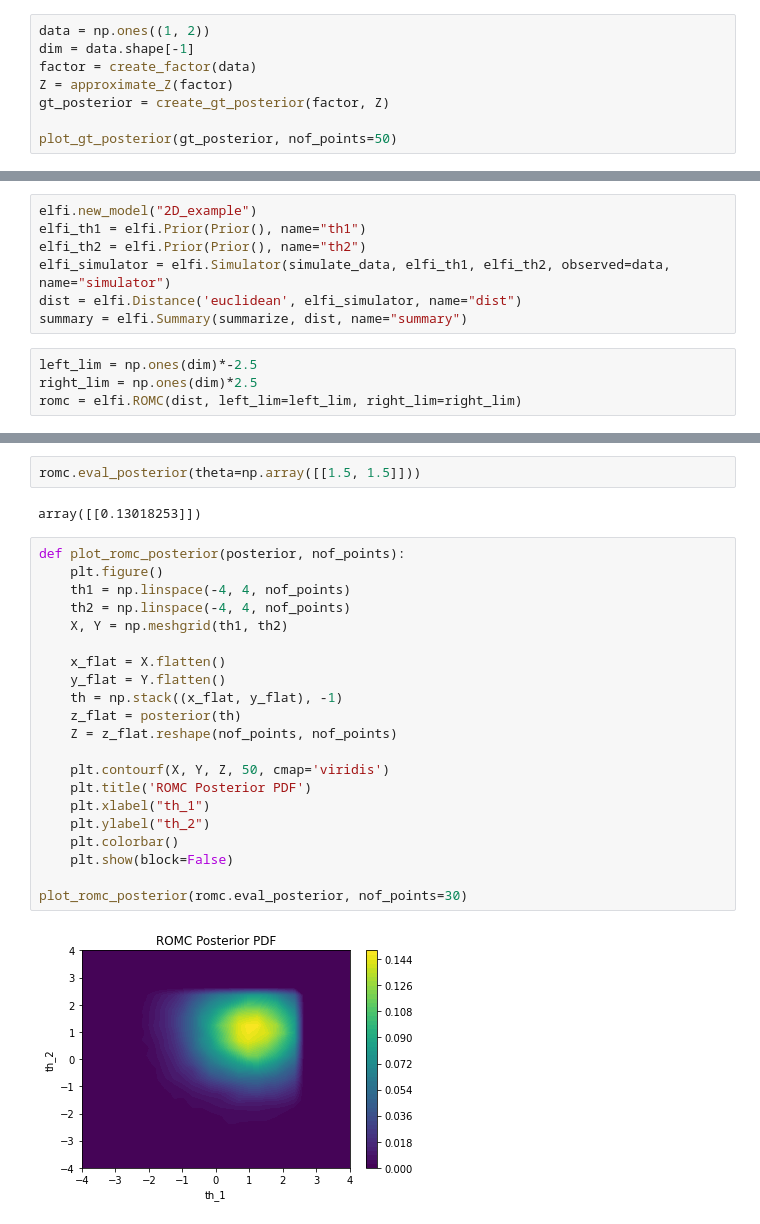
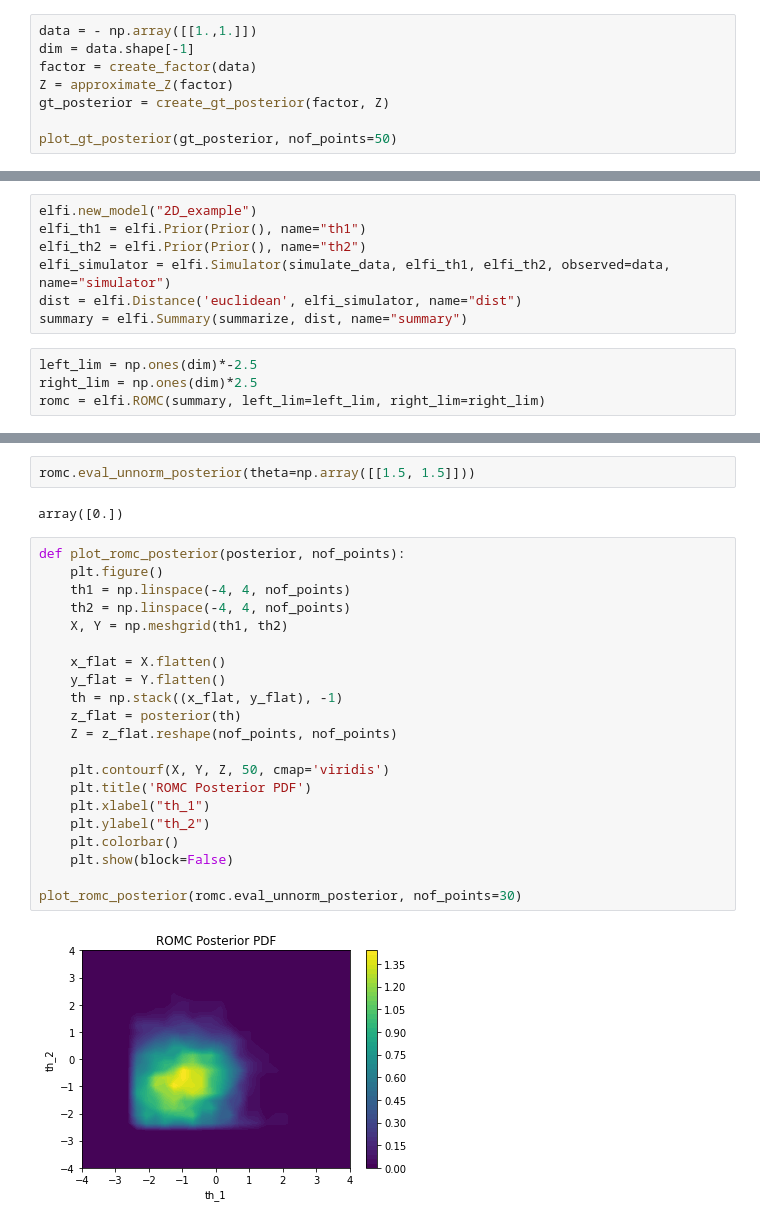
Before and after one commit to givasile/edinburgh-thesis, a Jupyter notebook: presentation_examples/example_2D.ipynb, the cells around one changed output, grey strips where cells are left out. Saved outputs shown, nothing was run; the diff lists cells and outputs as text.

```diff
--- a/presentation_examples/example_2D.ipynb
+++ b/presentation_examples/example_2D.ipynb
@@ -94,7 +94,7 @@ def plot_gt_posterior(posterior, nof_points):
     plt.ylabel("th_2")
     plt.show(block=False)
 # %%
-data = np.ones((1, 2))
+data = - np.array([[1.,1.]])
 dim = data.shape[-1]
 factor = create_factor(data)
 Z = approximate_Z(factor)
@@ -125,5 +125,5 @@ summary = elfi.Summary(summarize, dist, name="summary")
 # %%
 left_lim = np.ones(dim)*-2.5
 right_lim = np.ones(dim)*2.5
-romc = elfi.ROMC(dist, left_lim=left_lim, right_lim=right_lim)
+romc = elfi.ROMC(summary, left_lim=left_lim, right_lim=right_lim)
 # %%
@@ -154,30 +154,30 @@ romc.visualize_region(2)
 # %%
-romc.eval_posterior(theta=np.array([[1.5, 1.5]]))
+romc.eval_unnorm_posterior(theta=np.array([[1.5, 1.5]]))
 # %% [output]
-array([[0.13018253]])
+array([0.])
 # %%
 def plot_romc_posterior(posterior, nof_points):
     plt.figure()
     th1 = np.linspace(-4, 4, nof_points)
     th2 = np.linspace(-4, 4, nof_points)
     X, Y = np.meshgrid(th1, th2)
 
     x_flat = X.flatten()
     y_flat = Y.flatten()
     th = np.stack((x_flat, y_flat), -1)
     z_flat = posterior(th)
     Z = z_flat.reshape(nof_points, nof_points)
 
     plt.contourf(X, Y, Z, 50, cmap='viridis')
     plt.title('ROMC Posterior PDF')
     plt.xlabel("th_1")
     plt.ylabel("th_2")
     plt.colorbar()
     plt.show(block=False)
 
-plot_romc_posterior(romc.eval_posterior, nof_points=30)
+plot_romc_posterior(romc.eval_unnorm_posterior, nof_points=30)
 # %% [output]
-[figure, old version]
+[figure, new version]
 # %%
 plot_gt_posterior(gt_posterior, nof_points=30)
 plot_romc_posterior(romc.eval_posterior, nof_points=30)
```
Also changed, not shown: parts of 12 cells of this notebook, 10 other files.
